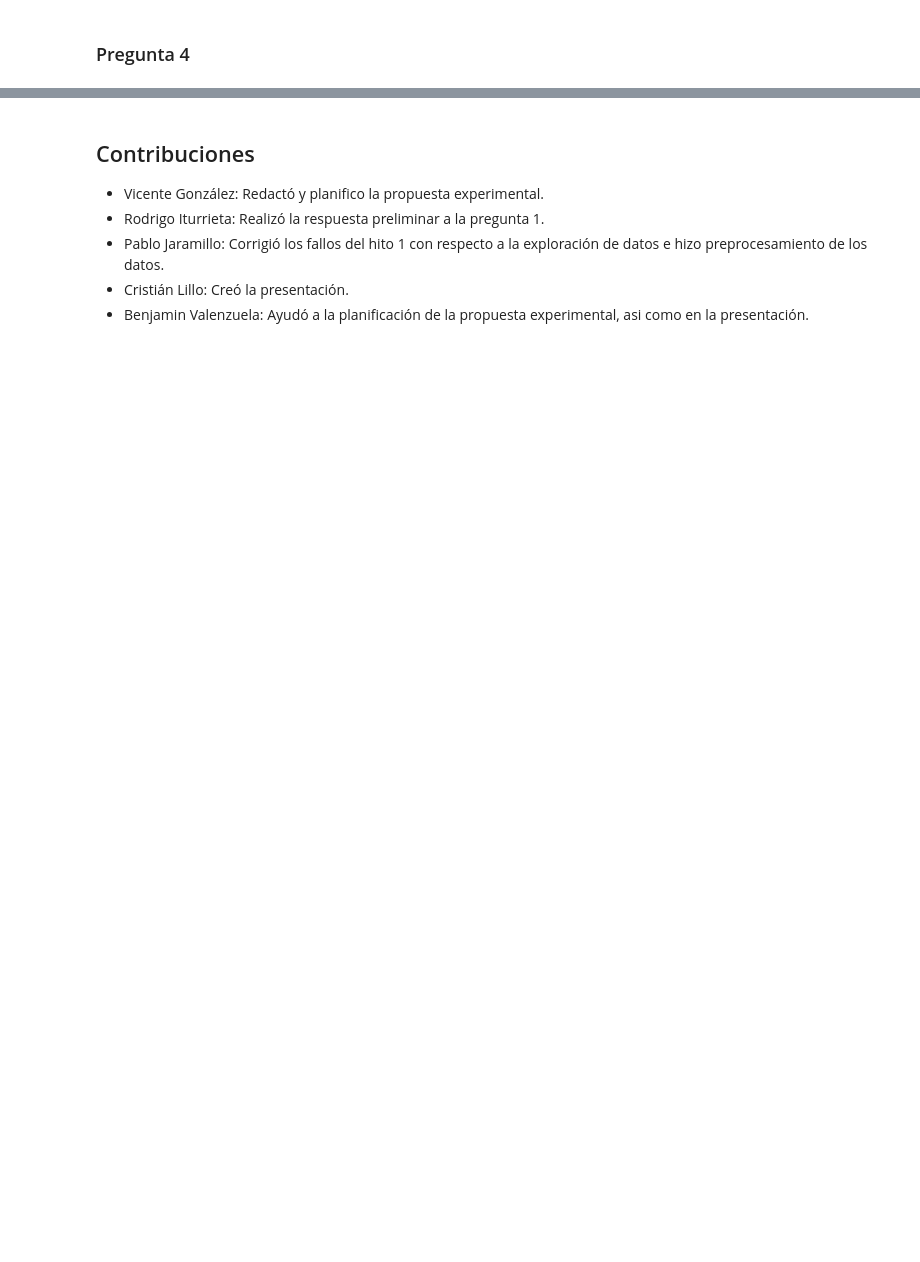
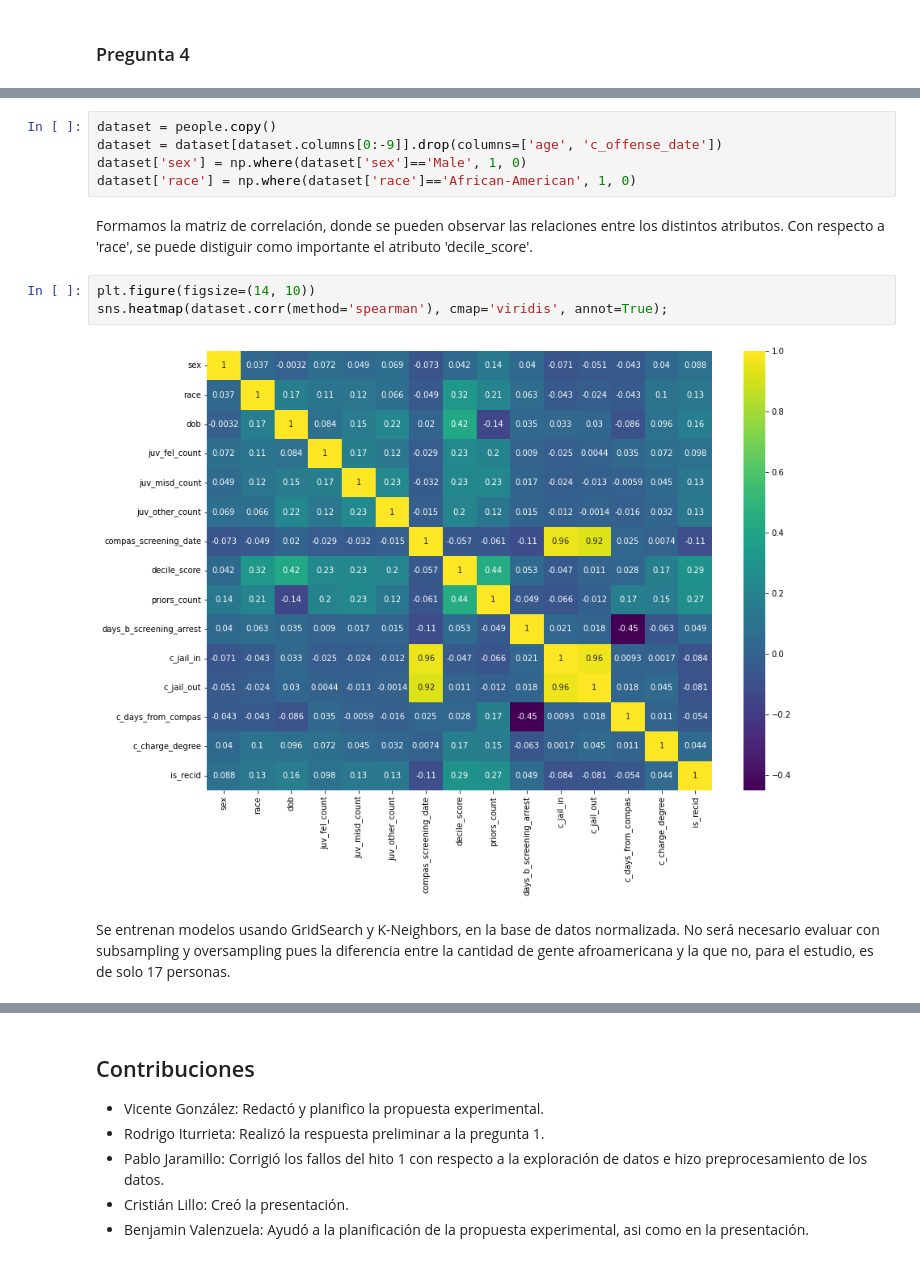
Before and after one commit to PJaramilloV/bias-no-basado, a Jupyter notebook: docs/hito-3.ipynb, the cells around one changed output, grey strips where cells are left out. Drawn from its saved outputs; the diff is of its cells as text; blank space fills up the shorter version.

```diff
--- a/docs/hito-3.ipynb
+++ b/docs/hito-3.ipynb
@@ -2220,0 +2272,14 @@ No se pudieron evidenciar grupos claros que compartan reincidencia, por lo que a
+# %%
+dataset = people.copy()
+dataset = dataset[dataset.columns[0:-9]].drop(columns=['age', 'c_offense_date'])
+dataset['sex'] = np.where(dataset['sex']=='Male', 1, 0)
+dataset['race'] = np.where(dataset['race']=='African-American', 1, 0)
+# %% [markdown]
+Formamos la matriz de correlación, donde se pueden observar las relaciones entre los distintos atributos. Con respecto a 'race', se puede distiguir como importante el atributo 'decile_score'.
+# %%
+plt.figure(figsize=(14, 10))
+sns.heatmap(dataset.corr(method='spearman'), cmap='viridis', annot=True);
+# %% [output]
+[figure, added]
+# %% [markdown]
+Se entrenan modelos usando GridSearch y K-Neighbors, en la base de datos normalizada. No será necesario evaluar con subsampling y oversampling pues la diferencia entre la cantidad de gente afroamericana y la que no, para el estudio, es de solo 17 personas.
```
Also changed, not shown: parts of 28 cells of this notebook, 2 other files.
